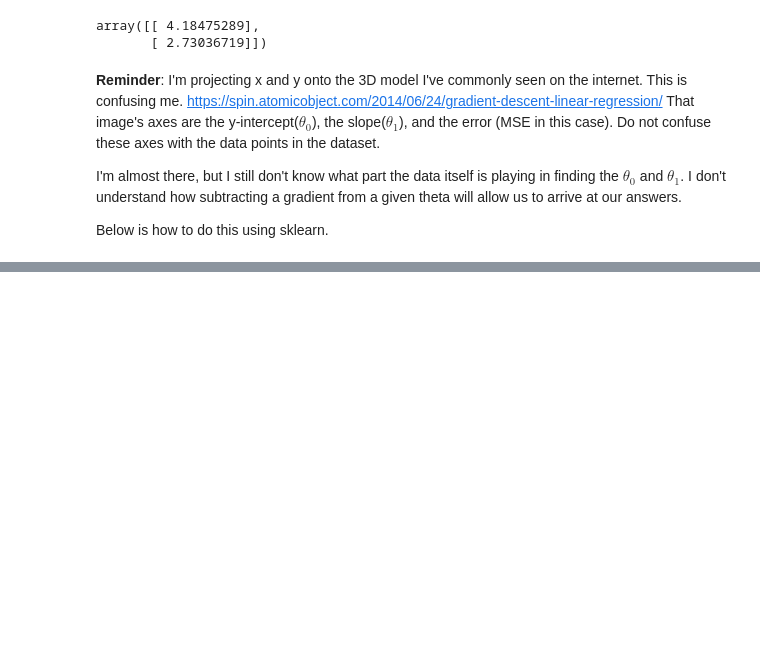
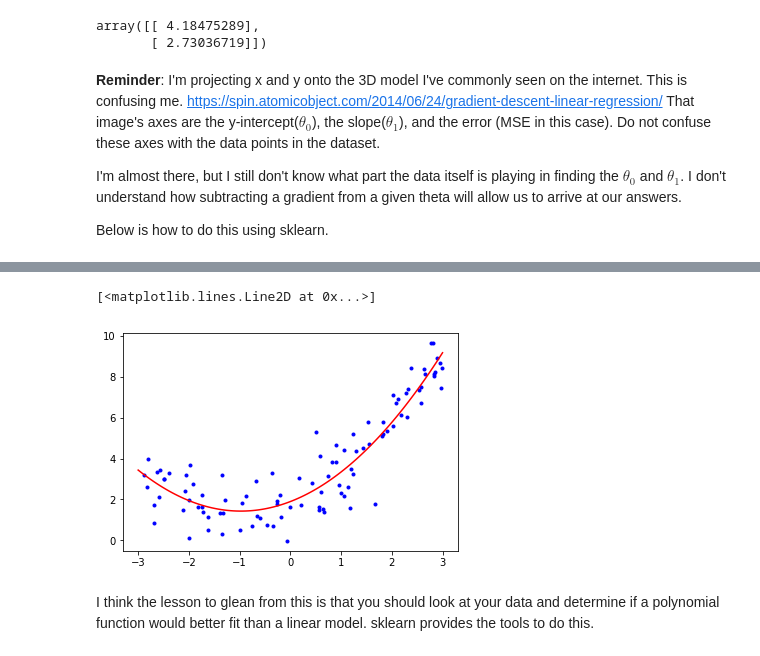
Before and after one commit to kurtrm/ml_projects, a Jupyter notebook: Regression.ipynb, the cells around one changed output, grey strips where cells are left out. Drawn from its saved outputs; the diff is of its cells as text; code cells hidden in the pictures; blank space fills up the shorter version.

```diff
--- a/Regression.ipynb
+++ b/Regression.ipynb
@@ -179,0 +201,14 @@ sgd_reg.intercept_, sgd_reg.coef_
+# %%
+lin_reg = LinearRegression()
+lin_reg.fit(X_poly, y)
+lin_reg.intercept_, lin_reg.coef_
+X_new=np.linspace(-3, 3, 100).reshape(100, 1) # Generates 100 numbers evenly spaced between -3 and 3, inclusive
+X_new_poly = poly_features.transform(X_new)
+y_new = lin_reg.predict(X_new_poly)
+plt.plot(X, y, 'b.')
+plt.plot(X_new, y_new, 'r-')
+# %% [output]
+[<matplotlib.lines.Line2D at 0x...>]
+[figure, added]
+# %% [markdown]
+I think the lesson to glean from this is that you should look at your data and determine if a polynomial function would better fit than a linear model. sklearn provides the tools to do this.
```
Also changed, not shown: parts of 5 cells of this notebook.
